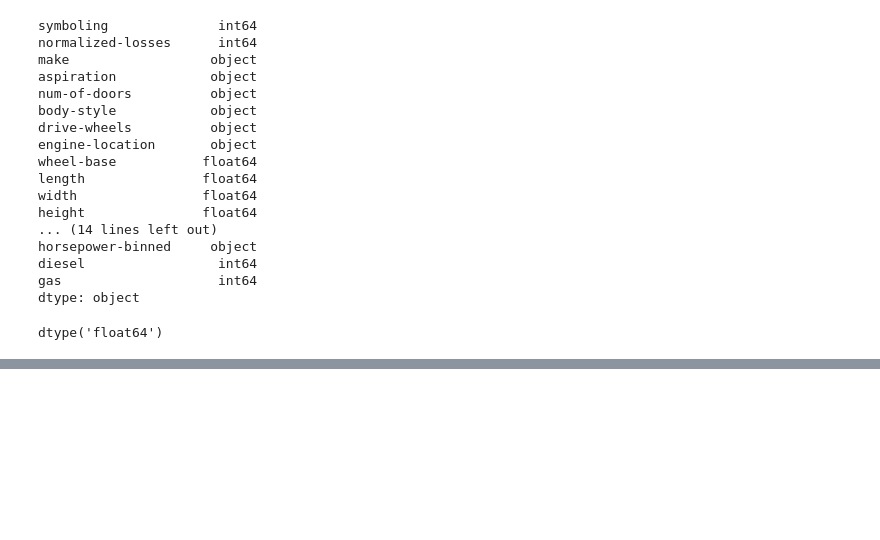
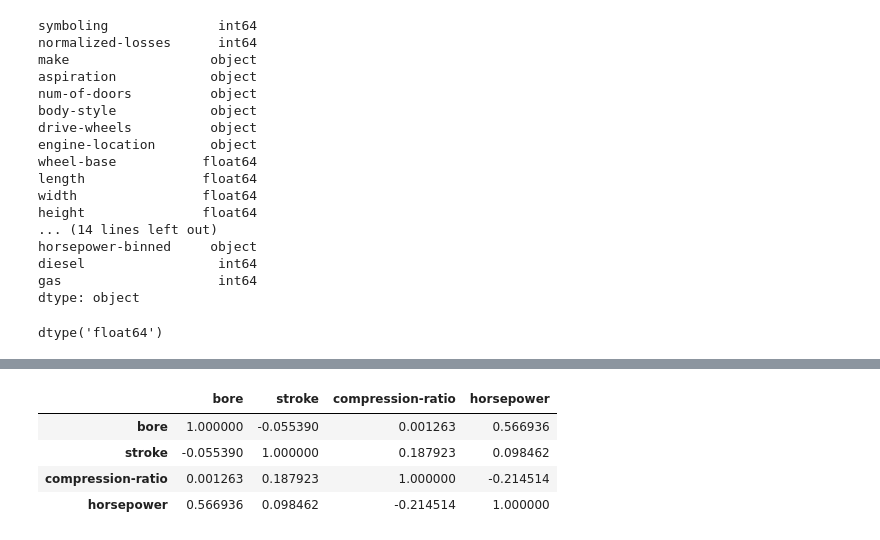
Before and after one commit to saimun4all/Exploratory-Data-Analysis, a Jupyter notebook: Exploratory_analysis_cars.ipynb, the cells around one changed output, grey strips where cells are left out. Saved outputs shown, nothing was run; the diff lists cells and outputs as text; code cells hidden in the pictures; blank space fills up the shorter version.

```diff
--- a/Exploratory_analysis_cars.ipynb
+++ b/Exploratory_analysis_cars.ipynb
@@ -69,4 +69,10 @@ df.corr()
 | gas | 0.196735 | 0.101546 | -0.307237 | -0.211187 | -0.244356 | -0.281578 | -0.221046 | -0.070779 | ... |
 # %%
 # Correlation between bore, stroke, compression-ratio and horsepower
-df[[]]
+df[["bore","stroke","compression-ratio","horsepower"]].corr()
+# %% [output]
+|  | bore | stroke | compression-ratio | horsepower |
+| bore | 1.000000 | -0.055390 | 0.001263 | 0.566936 |
+| stroke | -0.055390 | 1.000000 | 0.187923 | 0.098462 |
+| compression-ratio | 0.001263 | 0.187923 | 1.000000 | -0.214514 |
+| horsepower | 0.566936 | 0.098462 | -0.214514 | 1.000000 |
```
Also changed, not shown: parts of 2 cells of this notebook.
